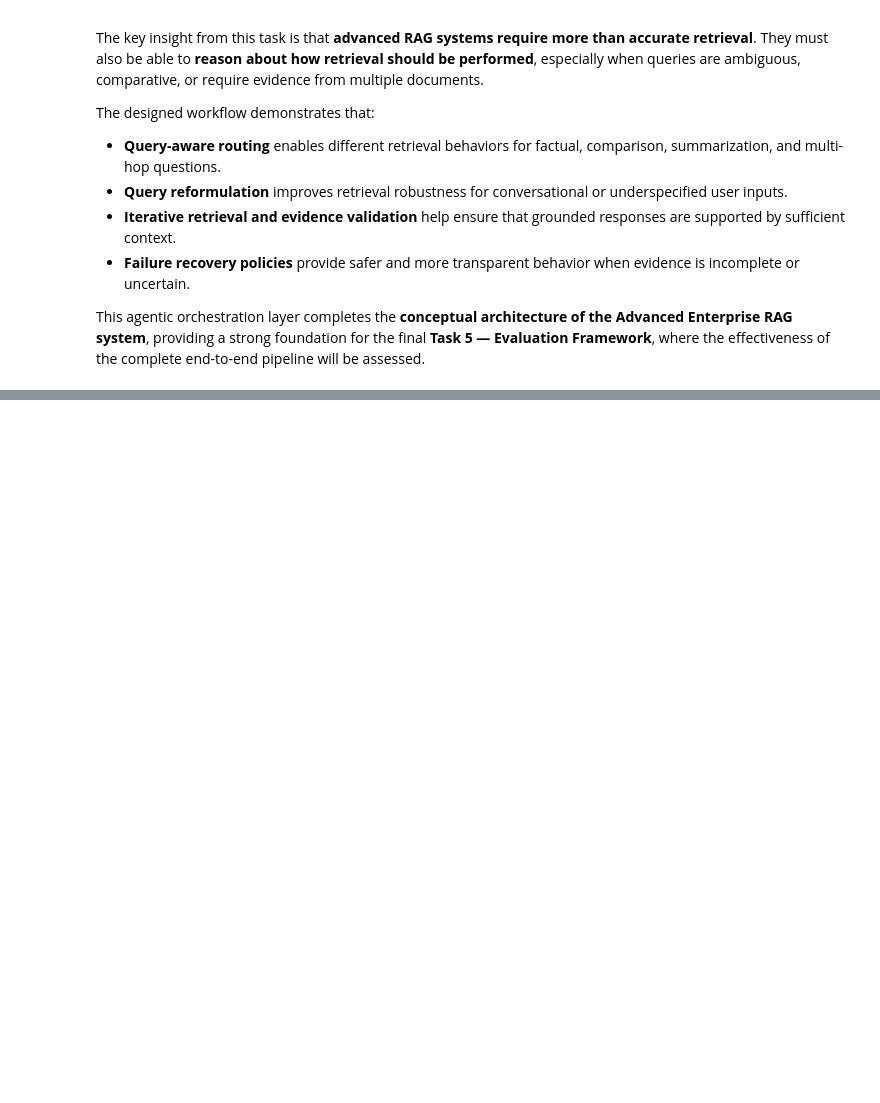
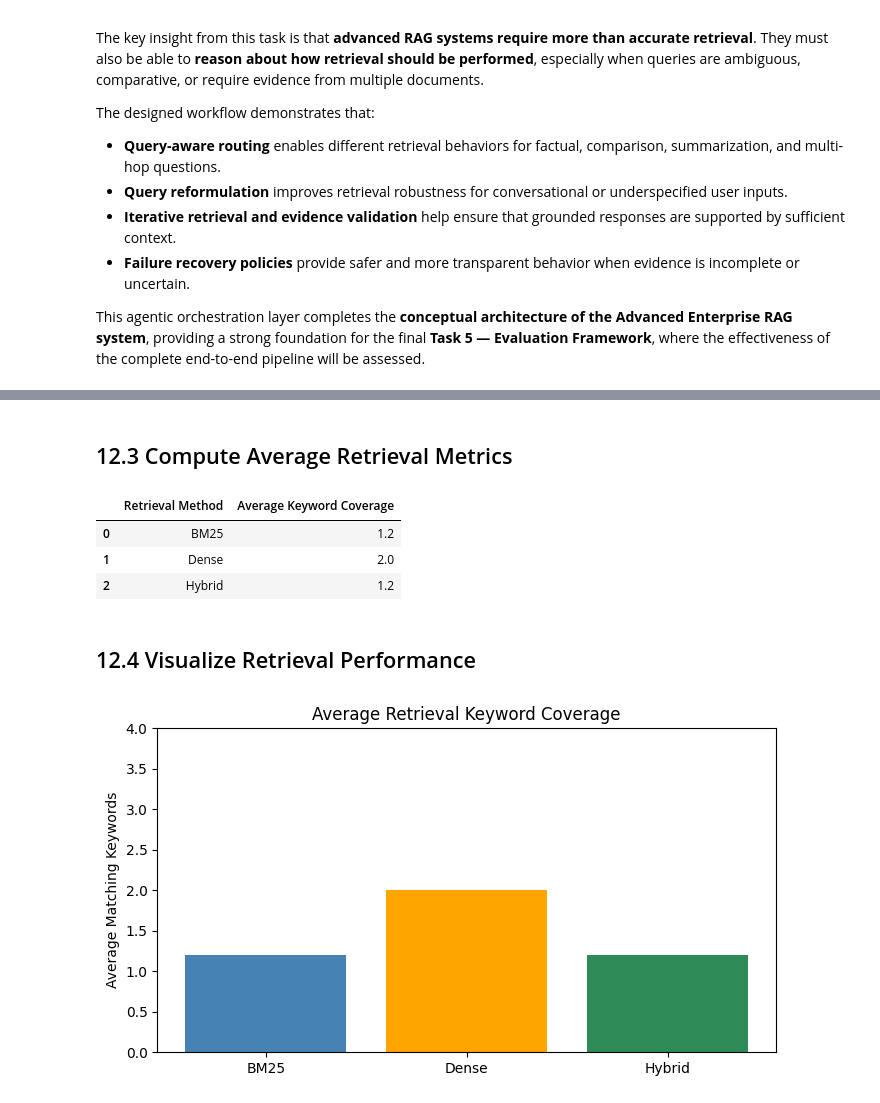
Before and after one commit to 2024ad05357/advanced-rag-enterprise, a Jupyter notebook: Advanced_Enterprise_RAG_Assignment.ipynb, the cells around one changed output, grey strips where cells are left out. Drawn from its saved outputs; the diff is of its cells as text; code cells hidden in the pictures; blank space fills up the shorter version.

```diff
--- a/Advanced_Enterprise_RAG_Assignment.ipynb
+++ b/Advanced_Enterprise_RAG_Assignment.ipynb
@@ -1657,0 +1755,42 @@ This agentic orchestration layer completes the **conceptual architecture of the
+# %% [markdown]
+## 12.3 Compute Average Retrieval Metrics
+# %%
+# ------------------------------------------------------------
+# Average retrieval performance
+# ------------------------------------------------------------
+
+retrieval_summary = pd.DataFrame({
+    "Retrieval Method": ["BM25", "Dense", "Hybrid"],
+    "Average Keyword Coverage": [
+        retrieval_eval_df["BM25 Coverage"].mean(),
+        retrieval_eval_df["Dense Coverage"].mean(),
+        retrieval_eval_df["Hybrid Coverage"].mean()
+    ]
+})
+
+display(retrieval_summary)
+# %% [output]
+|  | Retrieval Method | Average Keyword Coverage |
+| 0 | BM25 | 1.2 |
+| 1 | Dense | 2.0 |
+| 2 | Hybrid | 1.2 |
+# %% [markdown]
+## 12.4 Visualize Retrieval Performance
+# %%
+import matplotlib.pyplot as plt
+
+plt.figure(figsize=(7, 4))
+
+plt.bar(
+    retrieval_summary["Retrieval Method"],
+    retrieval_summary["Average Keyword Coverage"],
+    color=["steelblue", "orange", "seagreen"]
+)
+
+plt.title("Average Retrieval Keyword Coverage")
+plt.ylabel("Average Matching Keywords")
+plt.ylim(0, 4)
+plt.tight_layout()
+plt.show()
+# %% [output]
+[figure, added]
```
Also changed, not shown: parts of 20 cells of this notebook.
